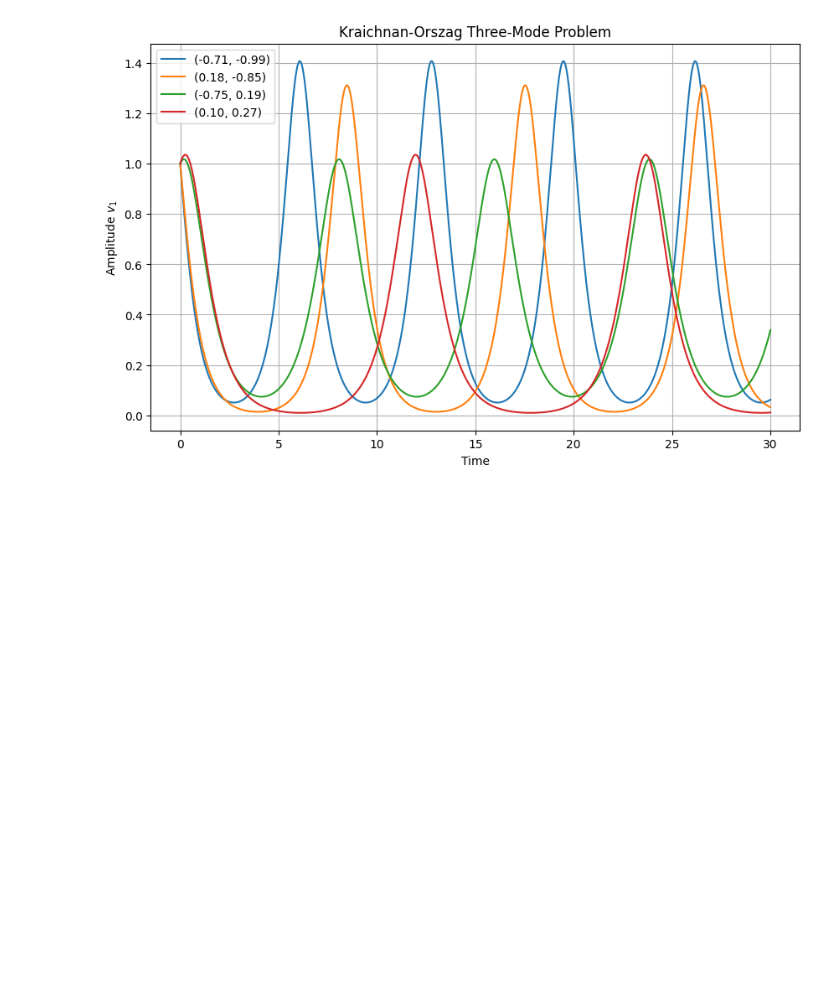
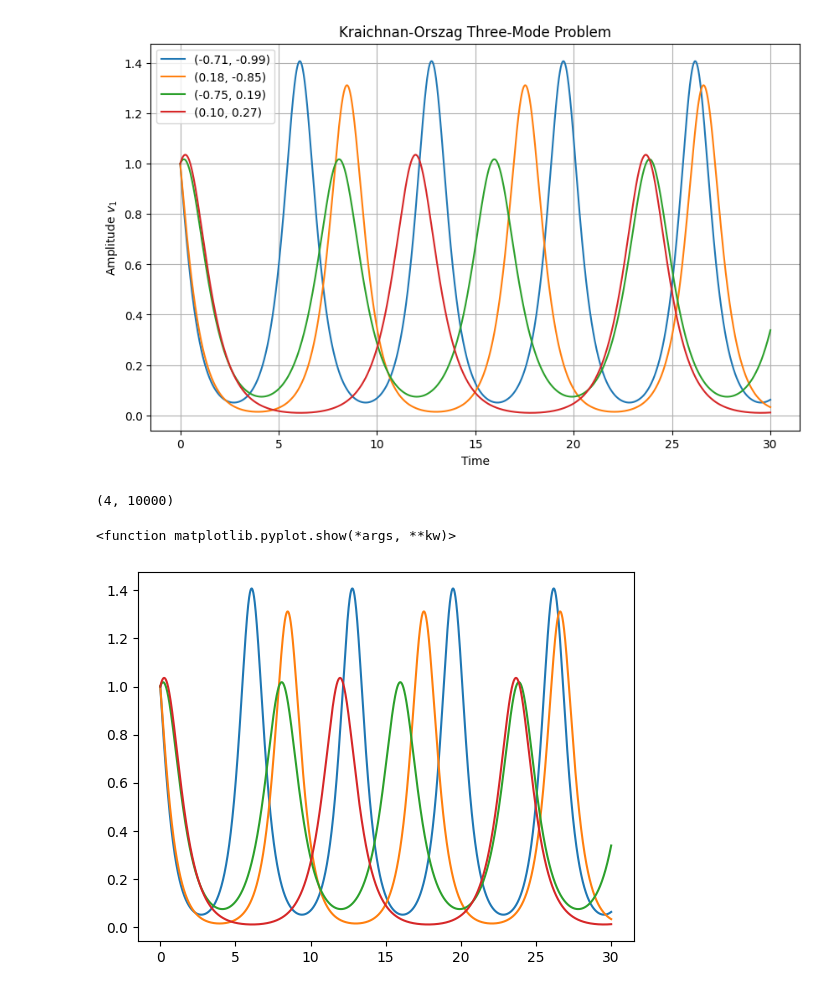
Before and after one commit to Gulio357/Data_Dynamics_Clustering, a Jupyter notebook: Untitled.ipynb, the cells around one changed output. Drawn from its saved outputs; the diff is of its cells as text; code cells hidden in the pictures; blank space fills up the shorter version.

```diff
--- a/Untitled.ipynb
+++ b/Untitled.ipynb
@@ -22,13 +22,17 @@ t = np.linspace(0, 30, 10000)
 
 plt.figure(figsize=(10, 6))
 
+dataset = []
 
 for i, v0 in enumerate(initial_settings, start=1):
 
     v0 = [1.0, 0.1*v0[0], 1.0*v0[1]]
     v = odeint(system, v0, t)
 
+    dataset.append(v[:, 0])
     plt.plot(t, v[:, 0], label=f"({10*v0[1]:.2f}, {v0[2]:.2f})")
+
+dataset = np.array(dataset)
 
 
 plt.xlabel('Time')
@@ -39,3 +43,16 @@ plt.grid(True)
 plt.show()
 # %% [output]
 [figure]
+# %%
+dataset.shape
+# %% [output]
+(4, 10000)
+# %%
+plt.plot(t, dataset[0])
+plt.plot(t, dataset[1])
+plt.plot(t, dataset[2])
+plt.plot(t, dataset[3])
+plt.show
+# %% [output]
+<function matplotlib.pyplot.show(*args, **kw)>
+[figure, added]
```
Also changed, not shown: parts of 8 cells of this notebook.
